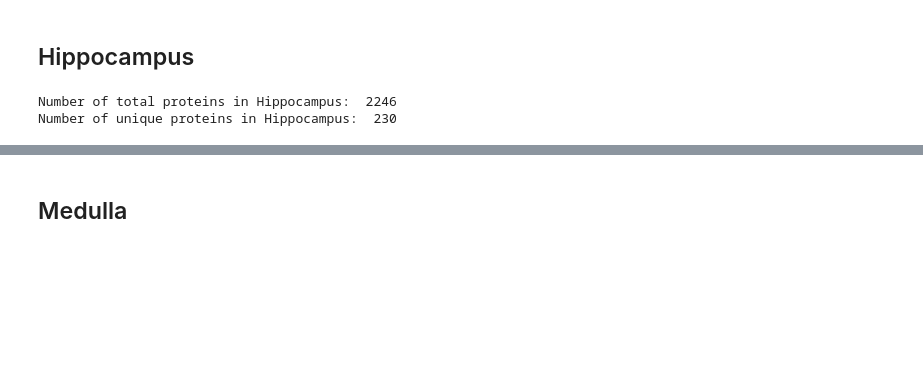
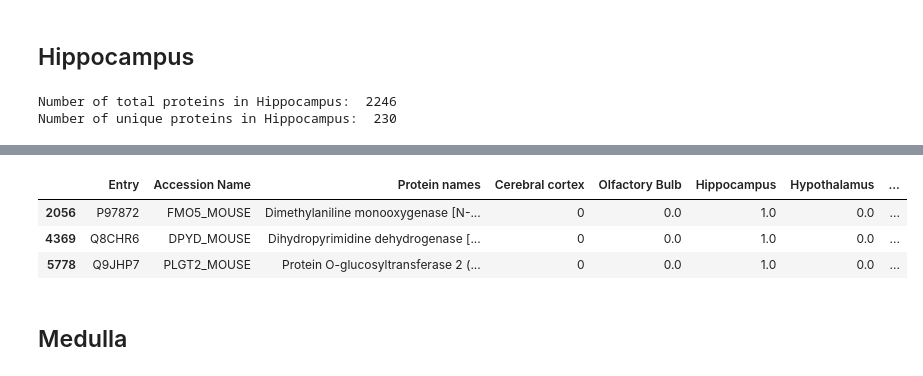
Before and after one commit to konstantinasfr/Mouse-Brain-Proteins, a Jupyter notebook: Part1-Comparative analysis.ipynb, the cells around one changed output, grey strips where cells are left out. Cells and saved outputs as stored; diff of their text form; code cells hidden in the pictures; blank space fills up the shorter version.

```diff
--- a/Part1-Comparative analysis.ipynb
+++ b/Part1-Comparative analysis.ipynb
@@ -581,3 +639,11 @@ Number of unique proteins in Hippocampus:  230
+# %%
+# belong to HC_unique_found and doesn't belong to HC_unique_given
+HC_unique_found[~HC_unique_found['Accession Name'].isin(HC_unique_given['Accession Name'])]
+# %% [output]
+|  | Entry | Accession Name | Protein names | Cerebral cortex | Olfactory Bulb | Hippocampus | Hypothalamus | ... |
+| 2056 | P97872 | FMO5_MOUSE | Dimethylaniline monooxygenase [N-... | 0 | 0.0 | 1.0 | 0.0 | ... |
+| 4369 | Q8CHR6 | DPYD_MOUSE | Dihydropyrimidine dehydrogenase [... | 0 | 0.0 | 1.0 | 0.0 | ... |
+| 5778 | Q9JHP7 | PLGT2_MOUSE | Protein O-glucosyltransferase 2 (... | 0 | 0.0 | 1.0 | 0.0 | ... |
 # %% [markdown]
 ## Medulla
 # %%
```
Also changed, not shown: parts of 14 cells of this notebook.
